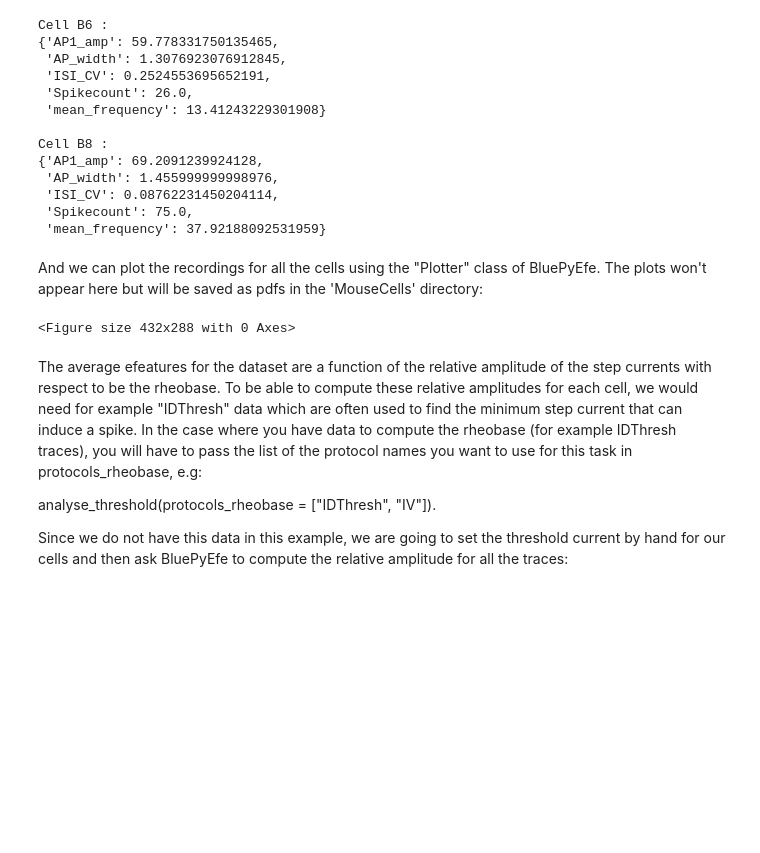
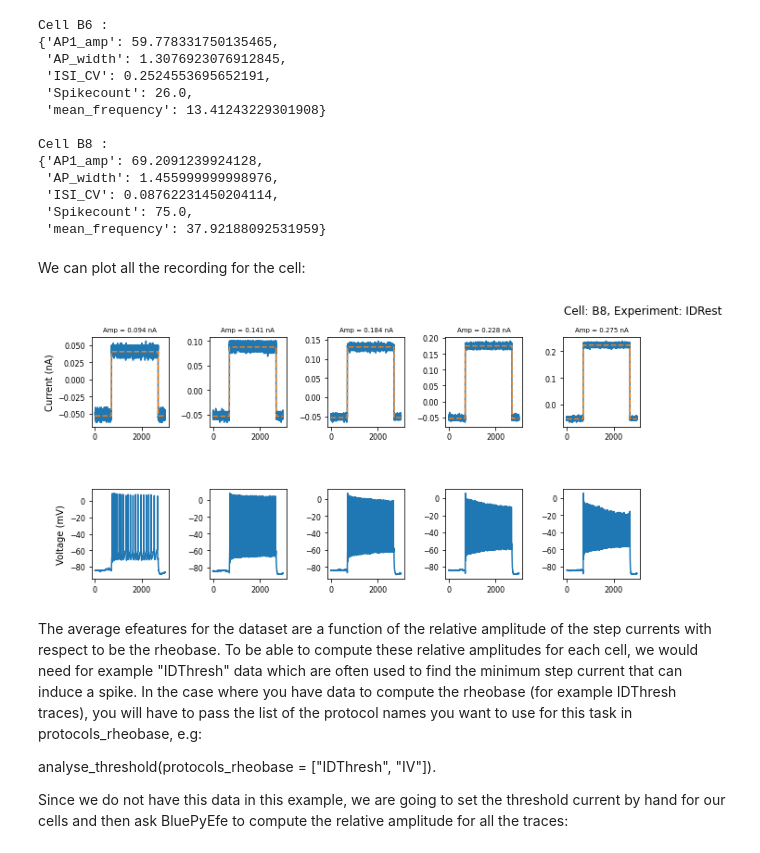
Before and after one commit to BlueBrain/BluePyEfe, a Jupyter notebook: examples/example_of_extraction.ipynb, the cells around one changed output. Saved outputs shown, nothing was run; the diff lists cells and outputs as text; code cells hidden in the pictures; blank space fills up the shorter version.

```diff
--- a/examples/example_of_extraction.ipynb
+++ b/examples/example_of_extraction.ipynb
@@ -240,15 +227,12 @@ Cell B8 :
  'ISI_CV': 0.08762231450204114,
  'Spikecount': 75.0,
  'mean_frequency': 37.92188092531959}
-# %% [markdown]
-And we can plot the recordings for all the cells using the "Plotter" class of BluePyEfe. The plots won't appear here but will be saved as pdfs in the 'MouseCells' directory:
-# %%
-from bluepyefe.plotting import plot_all_recordings
-
-output_dir = 'MouseCells'
-plot_all_recordings(cells, output_dir)
-# %% [output]
-<Figure size 432x288 with 0 Axes>
+# %% [markdown]
+We can plot all the recording for the cell:
+# %%
+cell.plot_all_recordings(show=True)
+# %% [output]
+[figure, added]
 # %% [markdown]
 The average efeatures for the dataset are a function of the relative amplitude of the step currents with respect to be the rheobase. To be able to compute these relative amplitudes for each cell, we would need for example "IDThresh" data which are often used to find the minimum step current that can induce a spike. In the case where you have data to compute the rheobase (for example IDThresh traces), you will have to pass the list of the protocol names you want to use for this task in protocols_rheobase, e.g:
 
```
Also changed, not shown: parts of 13 cells of this notebook, 7 other files.
